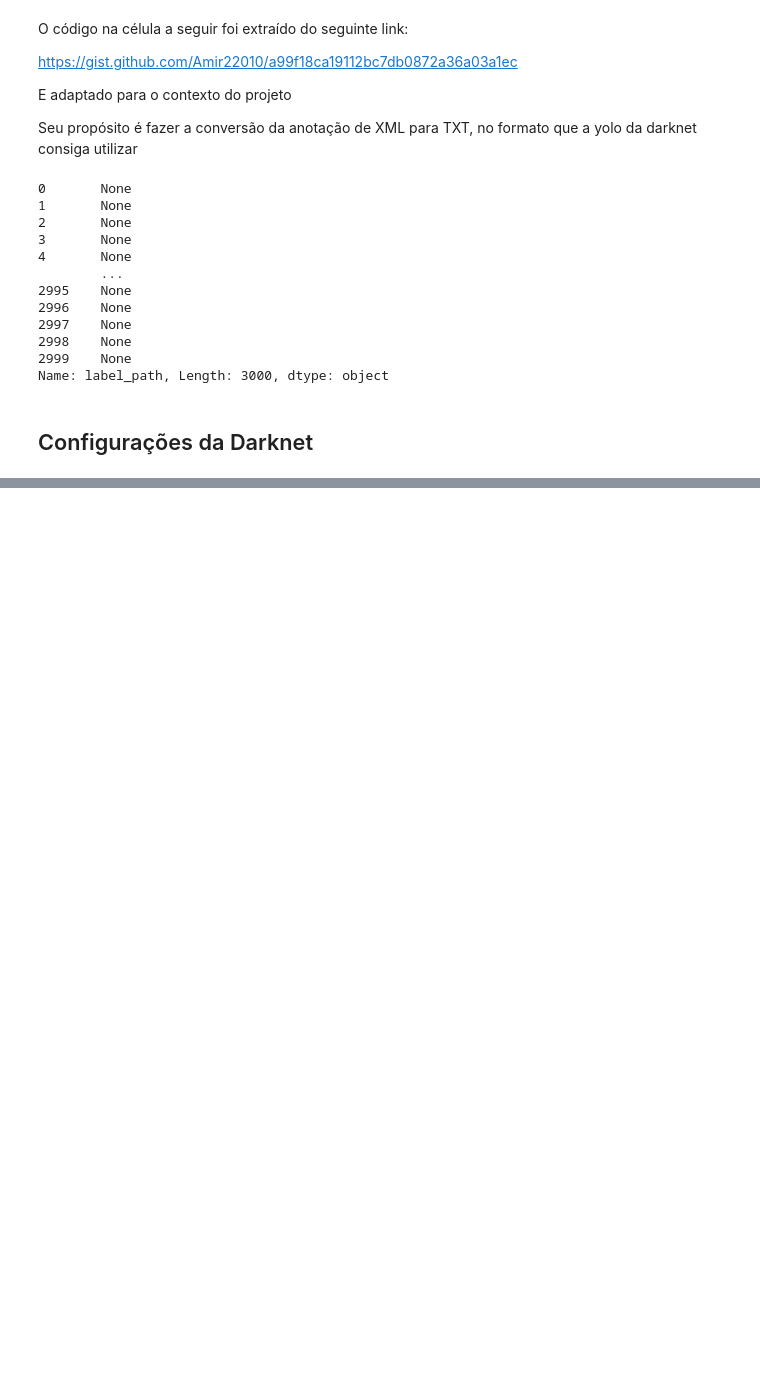
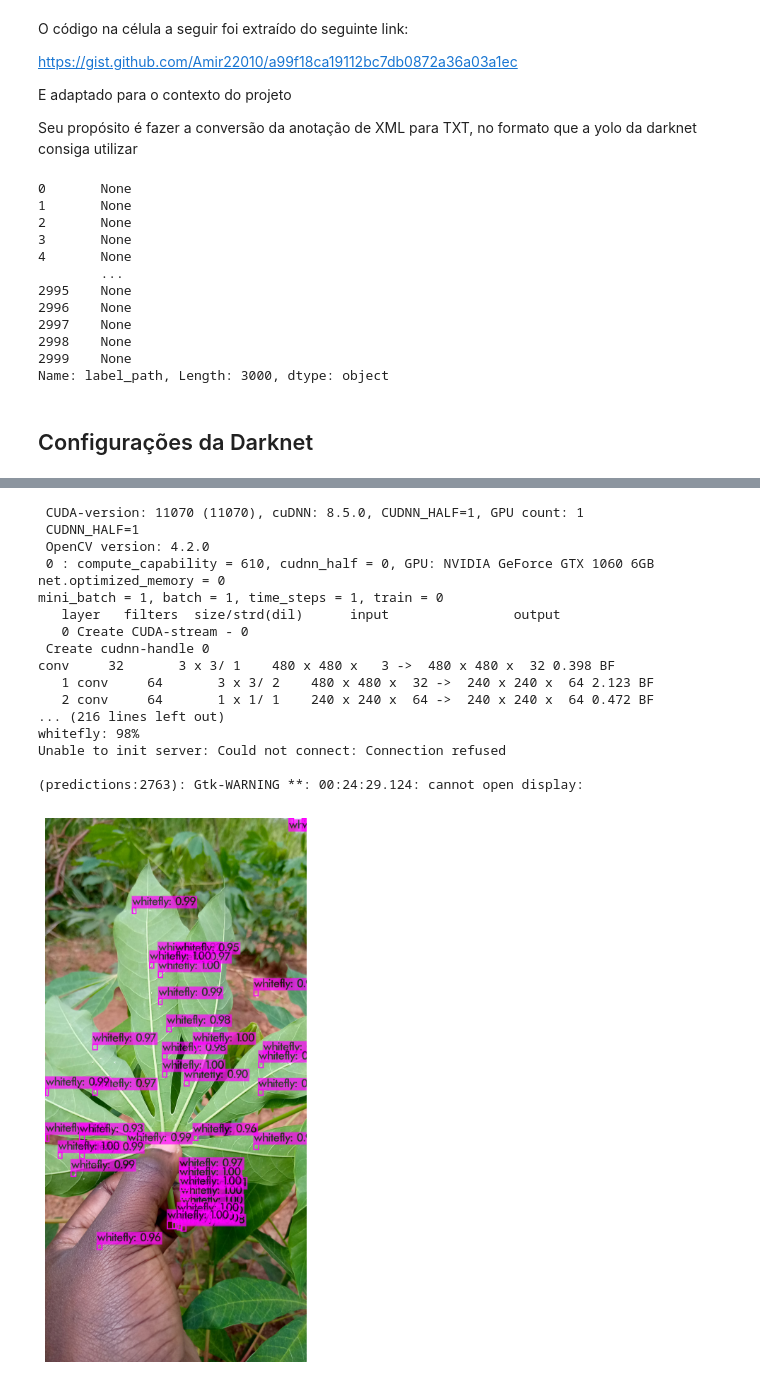
Before and after one commit to ABMHub/Whitefly-Detection, a Jupyter notebook: preprocessing.ipynb, the cells around one changed output, grey strips where cells are left out. Saved outputs shown, nothing was run; the diff lists cells and outputs as text; code cells hidden in the pictures; blank space fills up the shorter version.

```diff
--- a/preprocessing.ipynb
+++ b/preprocessing.ipynb
@@ -224,0 +237,32 @@ CUDA Error: system has unsupported display driver / cuda driver combination: Inv
+# %%
+def imShow(path):
+  image = cv2.imread(path)
+  height, width = image.shape[:2]
+  resized_image = cv2.resize(image,(3*width, 3*height), interpolation = cv2.INTER_CUBIC)
+  fig = plt.gcf()
+  fig.set_size_inches(18, 10)
+  plt.axis("off")
+  plt.imshow(cv2.cvtColor(resized_image, cv2.COLOR_BGR2RGB))
+  plt.show()
+# %%
+!./darknet detector test data/obj.data cfg/yolov4-custom.cfg training/yolov4-custom_last.weights ../data/moderate_abundance/images/IMG_20190218_232306_1.jpg -thresh 0.9
+imShow('predictions.jpg')
+# %% [output]
+ CUDA-version: 11070 (11070), cuDNN: 8.5.0, CUDNN_HALF=1, GPU count: 1
+ CUDNN_HALF=1
+ OpenCV version: 4.2.0
+ 0 : compute_capability = 610, cudnn_half = 0, GPU: NVIDIA GeForce GTX 1060 6GB
+net.optimized_memory = 0
+mini_batch = 1, batch = 1, time_steps = 1, train = 0
+   layer   filters  size/strd(dil)      input                output
+   0 Create CUDA-stream - 0
+ Create cudnn-handle 0
+conv     32       3 x 3/ 1    480 x 480 x   3 ->  480 x 480 x  32 0.398 BF
+   1 conv     64       3 x 3/ 2    480 x 480 x  32 ->  240 x 240 x  64 2.123 BF
+   2 conv     64       1 x 1/ 1    240 x 240 x  64 ->  240 x 240 x  64 0.472 BF
+... (216 lines left out)
+whitefly: 98%
+Unable to init server: Could not connect: Connection refused
+
+(predictions:2763): Gtk-WARNING **: 00:24:29.124: cannot open display:
+[figure, added]
```
Also changed, not shown: parts of 14 cells of this notebook, 3 other files.
